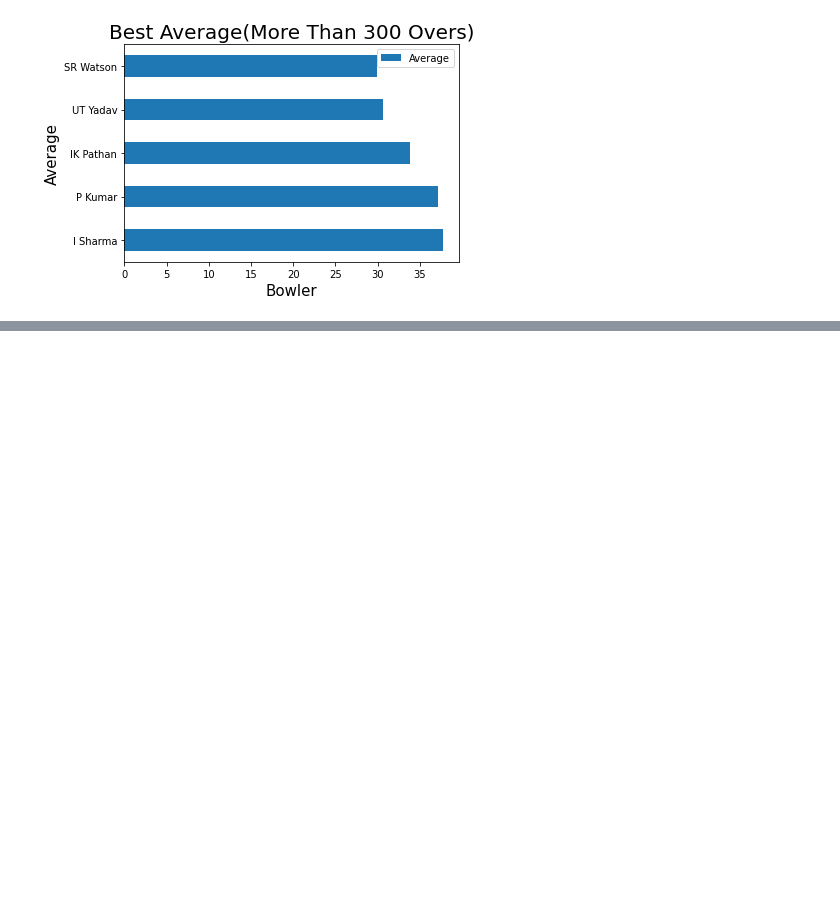
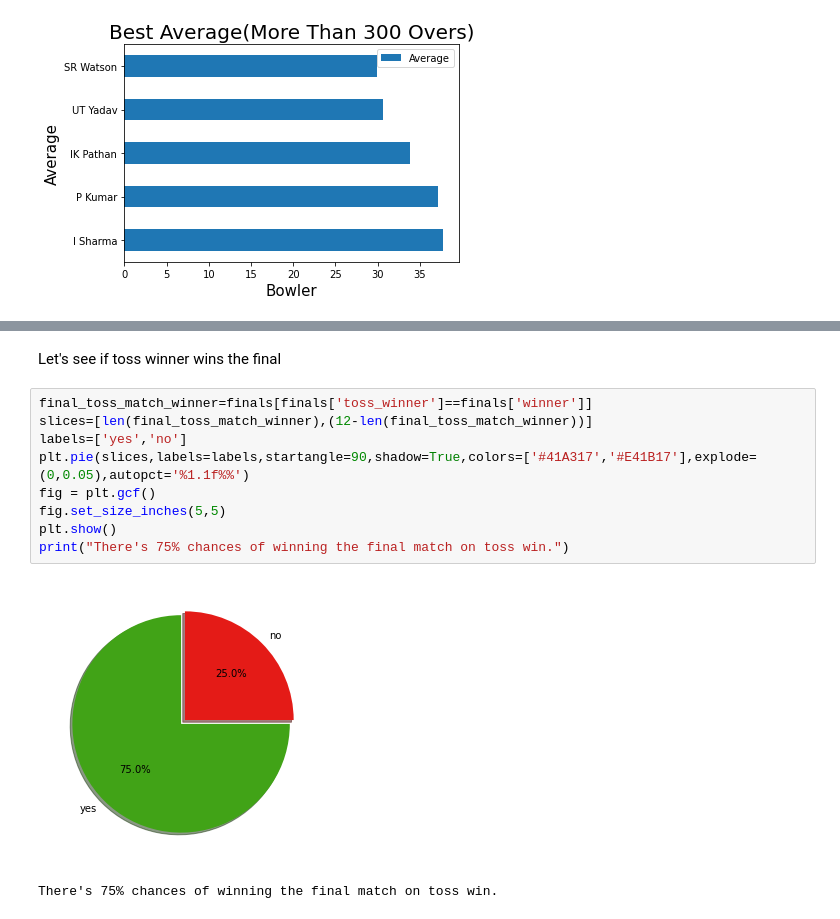
Before and after one commit to Jalpeshv/IPL-Analysis, a Jupyter notebook: IPL_Exploratory_Data_Analysis.ipynb, the cells around one changed output, grey strips where cells are left out. Cells and saved outputs as stored; diff of their text form; blank space fills up the shorter version.

```diff
--- a/IPL_Exploratory_Data_Analysis.ipynb
+++ b/IPL_Exploratory_Data_Analysis.ipynb
@@ -890,0 +937,14 @@ plt.show()
+# %% [markdown]
+Let's see if toss winner wins the final
+# %%
+final_toss_match_winner=finals[finals['toss_winner']==finals['winner']]
+slices=[len(final_toss_match_winner),(12-len(final_toss_match_winner))]
+labels=['yes','no']
+plt.pie(slices,labels=labels,startangle=90,shadow=True,colors=['#41A317','#E41B17'],explode=(0,0.05),autopct='%1.1f%%')
+fig = plt.gcf()
+fig.set_size_inches(5,5)
+plt.show()
+print("There's 75% chances of winning the final match on toss win.")
+# %% [output]
+[figure, added]
+There's 75% chances of winning the final match on toss win.
```
Also changed, not shown: parts of 7 cells of this notebook.
